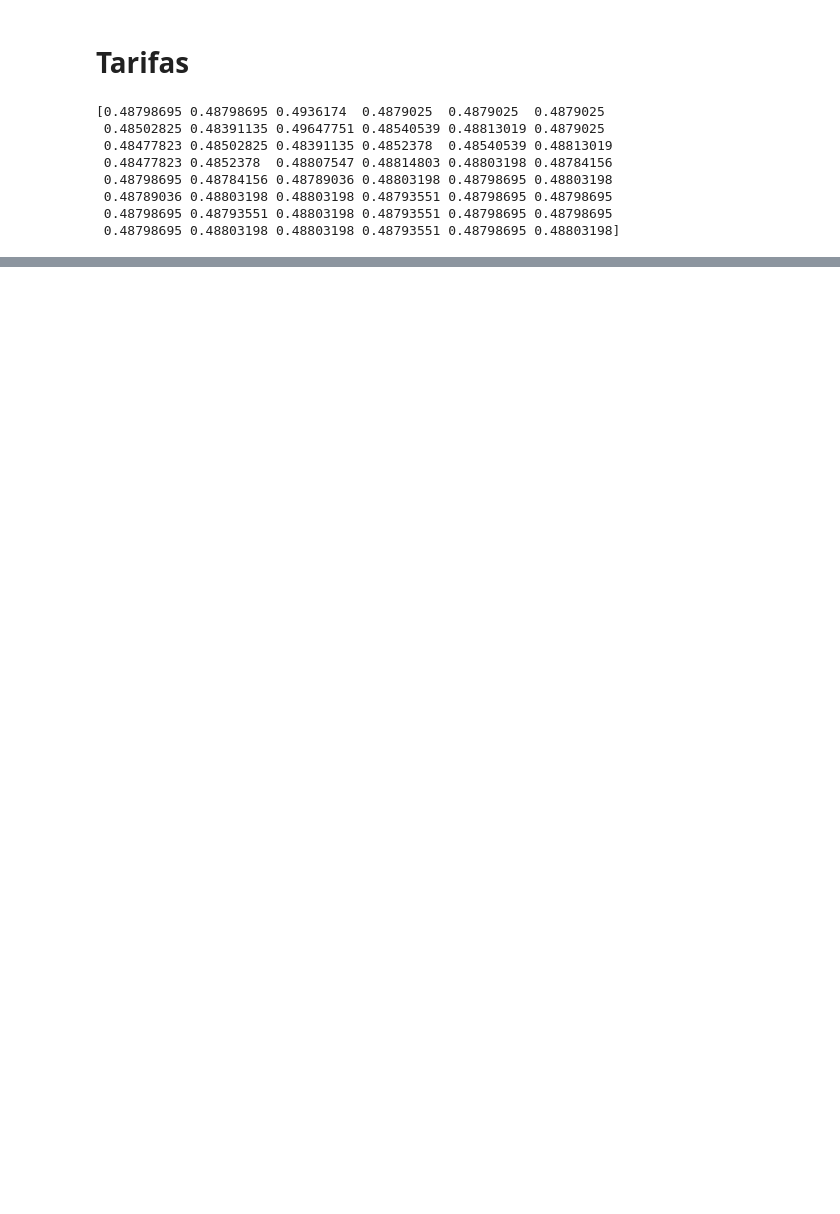
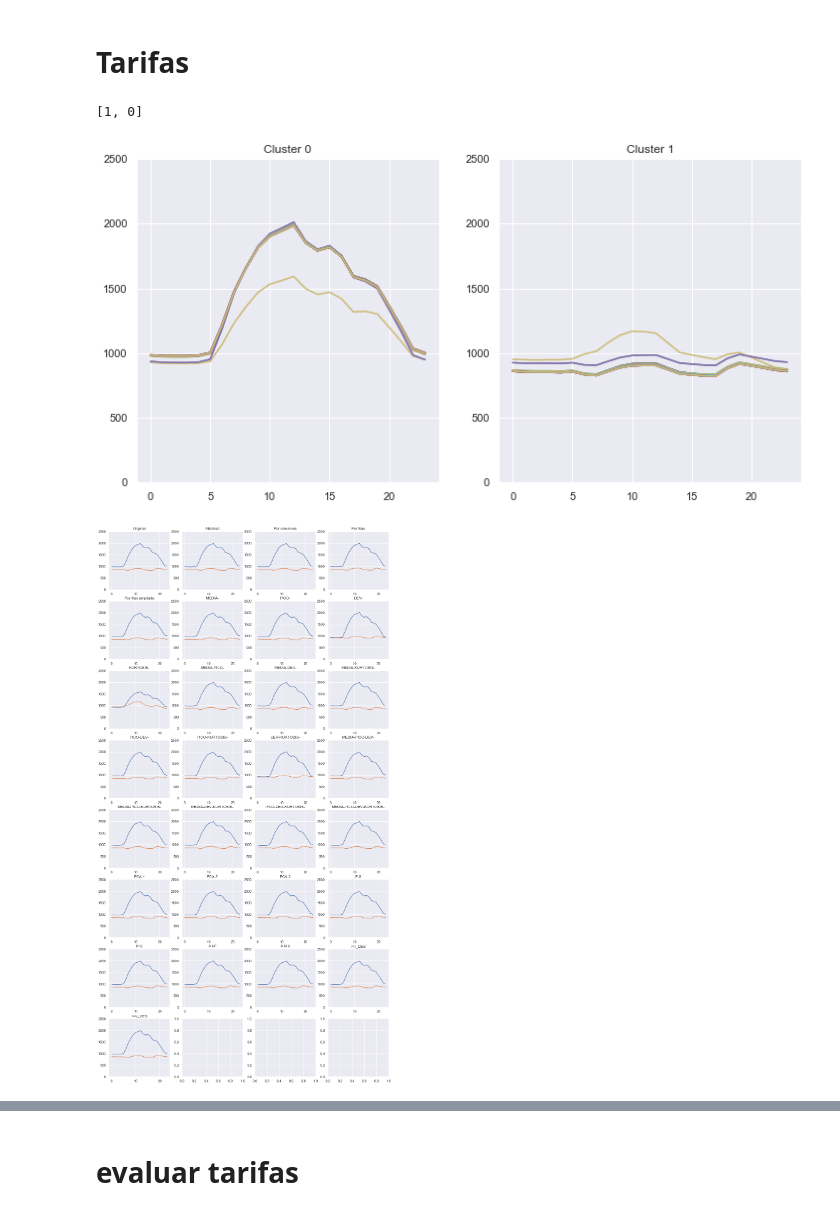
Before and after one commit to ogduartev/energyDataScience, a Jupyter notebook: jupyter/campus/UNC-PrepararDatos.ipynb, the cells around one changed output, grey strips where cells are left out. Drawn from its saved outputs; the diff is of its cells as text; code cells hidden in the pictures; blank space fills up the shorter version.

```diff
--- a/jupyter/campus/UNC-PrepararDatos.ipynb
+++ b/jupyter/campus/UNC-PrepararDatos.ipynb
@@ -683,27 +755,31 @@ def calcularDeltaIngresos(dd,TarifaPlana,factorTarifario,Centros,Labels):
     ITarifa=np.sum(costoTarifa)
     Delta=(ITarifa-IPlana)/IPlana*100
     return Delta, ITarifa, np.min(Tarifa),np.max(Tarifa),np.std(costoTarifa)/np.mean(costoTarifa)
-# %%
-Delta=[]
-ITarifa=[]
-mnTarifa=[]
-mxTarifa=[]
-dvTarifa=[]
-for i in range(0,len(CL)):
-    D,I,mnT,mxT,dvT=calcularDeltaIngresos(dd,100,1.5,CL[i],Labels[i])
-    Delta.append(D)
-    ITarifa.append(I)
-    mnTarifa.append(mnT)
-    mxTarifa.append(mxT)
-    dvTarifa.append(dvT)
-
-print(np.transpose(dvTarifa))
-# %% [output]
-[0.48798695 0.48798695 0.4936174  0.4879025  0.4879025  0.4879025
- 0.48502825 0.48391135 0.49647751 0.48540539 0.48813019 0.4879025
- 0.48477823 0.48502825 0.48391135 0.4852378  0.48540539 0.48813019
- 0.48477823 0.4852378  0.48807547 0.48814803 0.48803198 0.48784156
- 0.48798695 0.48784156 0.48789036 0.48803198 0.48798695 0.48803198
- 0.48789036 0.48803198 0.48803198 0.48793551 0.48798695 0.48798695
- 0.48798695 0.48793551 0.48803198 0.48793551 0.48798695 0.48798695
- 0.48798695 0.48803198 0.48803198 0.48793551 0.48798695 0.48803198]
+# %%
+n_clusters=2
+kmeans = KMeans(n_clusters=n_clusters)
+Casos=[]
+Valores=[]
+kmeans.fit(dd.values)
+CL=[]
+Labels=[]
+
+experimentoOriginal(dd,kmeans)
+experimentoEstandarizacion(dd,kmeans)
+experimentoGeometria(dd,kmeans)
+n_components=[1,2,3]
+experimentoPCA(dd,kmeans,n_components)
+columnasAmpliadoA=['kW_Tot','KVA_Tot','kVAr_Tot','PF_TOT','Z_ANG_MEDIO','IL_DESBALANCE','VL_DESBALANCE']
+aliasAmpliadoA=['P','S','Q','PF','PHI','I_DES','V_DES']
+experimentoAmpliadoSimple(dd,kmeans,columnasAmpliadoA,aliasAmpliadoA)
+[CLOrdenados,LabelsOrdenados]=relabelCompleto(Labels,CL)
+# %% [output]
+[1, 0]
+# %%
+plt.rcParams["figure.figsize"] = (12,6)
+plotCompararPerfiles(CLOrdenados,2,dirfigs+"perfilesTarifaComparados.eps")
+plotPerfilesSeparados(CLOrdenados,Casos,4,dirfigs+"perfilesTarifaSeparados.eps")
+plotHeatmapCorrs(LabelsOrdenados,Casos,dirfigs+"heatmapTarifa.eps")
+# %% [output]
+[figure, added]
+[figure, added]
@@ -709,0 +787,2 @@ print(np.transpose(dvTarifa))
+# %% [markdown]
+# evaluar tarifas
```
Also changed, not shown: parts of 15 cells of this notebook, 39 other files.
